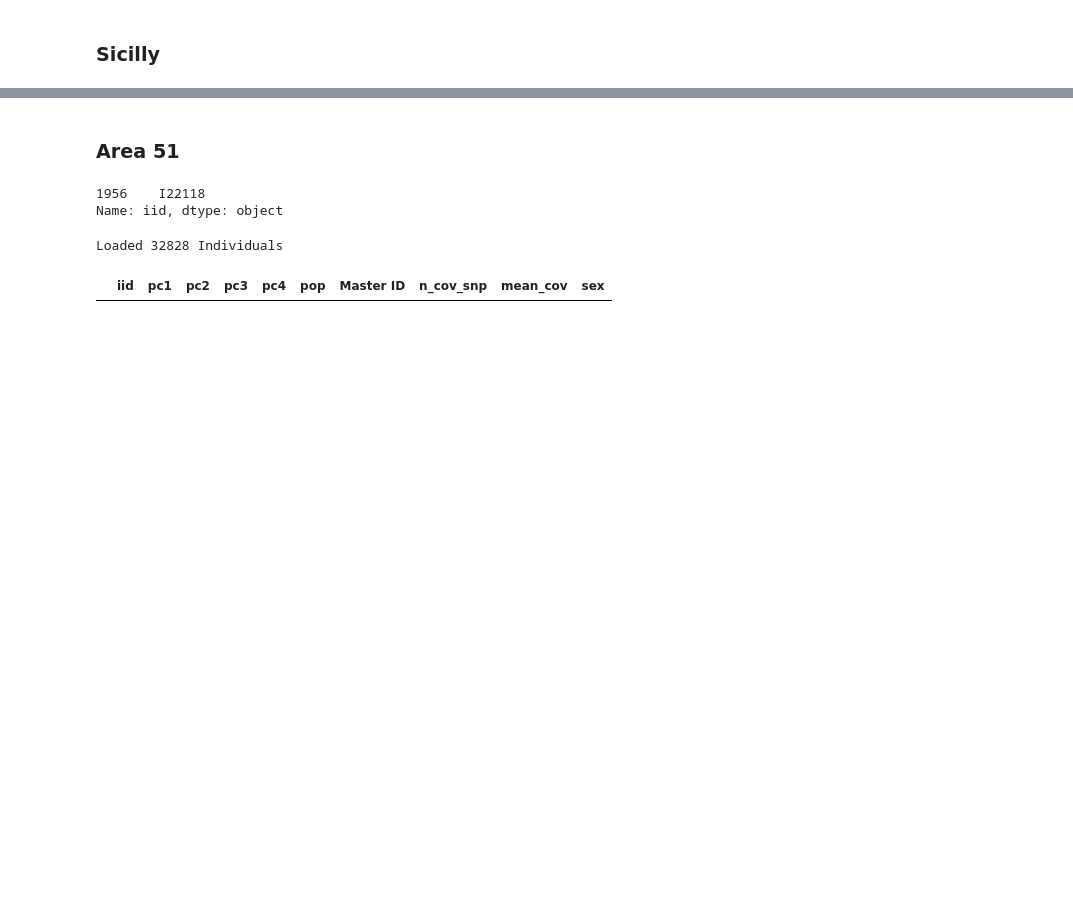
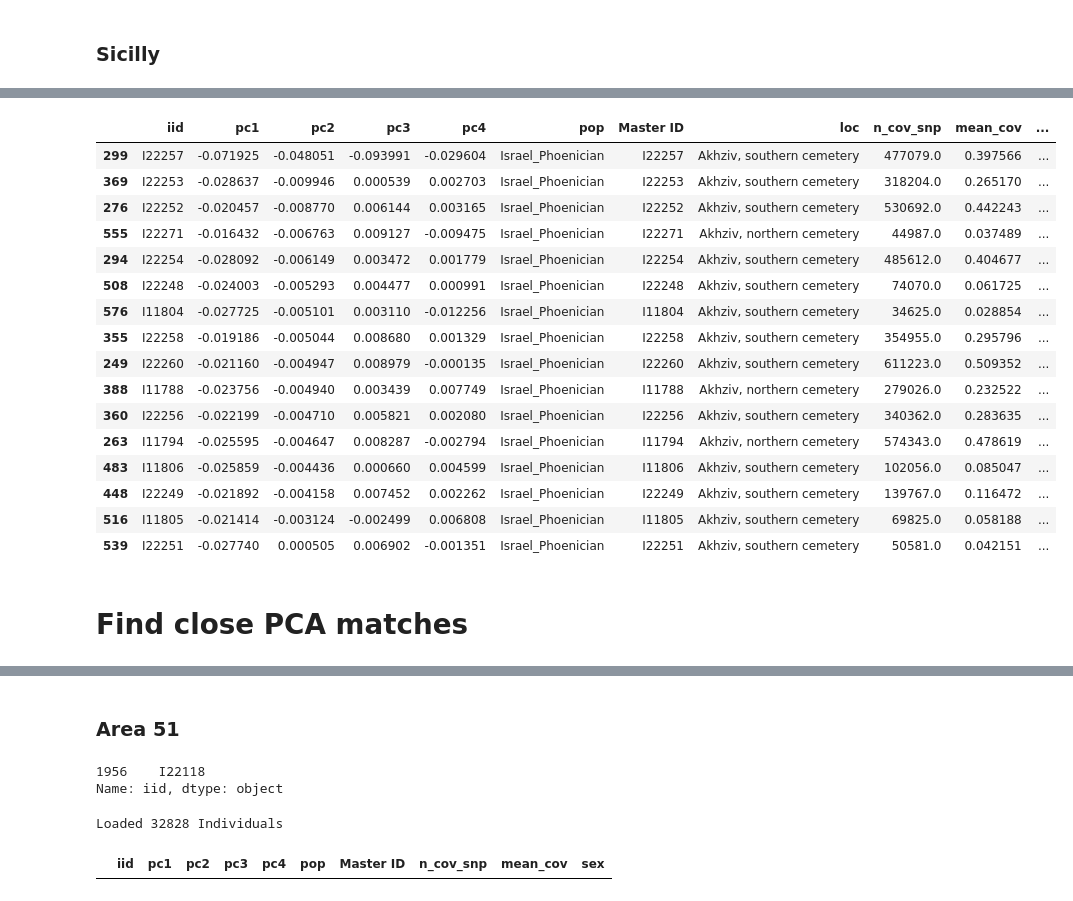
Before and after one commit to hringbauer/punic_aDNA, a Jupyter notebook: notebooks/pca/plot_pca.ipynb, the cells around one changed output, grey strips where cells are left out. Drawn from its saved outputs; the diff is of its cells as text; code cells hidden in the pictures; blank space fills up the shorter version.

```diff
--- a/notebooks/pca/plot_pca.ipynb
+++ b/notebooks/pca/plot_pca.ipynb
@@ -271,0 +343,22 @@ Saved to: ./figures/pca/pca_sicilly_punic.pdf
+# %%
+df_isp.sort_values(by="pc2")
+# %% [output]
+|  | iid | pc1 | pc2 | pc3 | pc4 | pop | Master ID | loc | n_cov_snp | mean_cov | ... |
+| 299 | I22257 | -0.071925 | -0.048051 | -0.093991 | -0.029604 | Israel_Phoenician | I22257 | Akhziv, southern cemetery | 477079.0 | 0.397566 | ... |
+| 369 | I22253 | -0.028637 | -0.009946 | 0.000539 | 0.002703 | Israel_Phoenician | I22253 | Akhziv, southern cemetery | 318204.0 | 0.265170 | ... |
+| 276 | I22252 | -0.020457 | -0.008770 | 0.006144 | 0.003165 | Israel_Phoenician | I22252 | Akhziv, southern cemetery | 530692.0 | 0.442243 | ... |
+| 555 | I22271 | -0.016432 | -0.006763 | 0.009127 | -0.009475 | Israel_Phoenician | I22271 | Akhziv, northern cemetery | 44987.0 | 0.037489 | ... |
+| 294 | I22254 | -0.028092 | -0.006149 | 0.003472 | 0.001779 | Israel_Phoenician | I22254 | Akhziv, southern cemetery | 485612.0 | 0.404677 | ... |
+| 508 | I22248 | -0.024003 | -0.005293 | 0.004477 | 0.000991 | Israel_Phoenician | I22248 | Akhziv, southern cemetery | 74070.0 | 0.061725 | ... |
+| 576 | I11804 | -0.027725 | -0.005101 | 0.003110 | -0.012256 | Israel_Phoenician | I11804 | Akhziv, southern cemetery | 34625.0 | 0.028854 | ... |
+| 355 | I22258 | -0.019186 | -0.005044 | 0.008680 | 0.001329 | Israel_Phoenician | I22258 | Akhziv, southern cemetery | 354955.0 | 0.295796 | ... |
+| 249 | I22260 | -0.021160 | -0.004947 | 0.008979 | -0.000135 | Israel_Phoenician | I22260 | Akhziv, southern cemetery | 611223.0 | 0.509352 | ... |
+| 388 | I11788 | -0.023756 | -0.004940 | 0.003439 | 0.007749 | Israel_Phoenician | I11788 | Akhziv, northern cemetery | 279026.0 | 0.232522 | ... |
+| 360 | I22256 | -0.022199 | -0.004710 | 0.005821 | 0.002080 | Israel_Phoenician | I22256 | Akhziv, southern cemetery | 340362.0 | 0.283635 | ... |
+| 263 | I11794 | -0.025595 | -0.004647 | 0.008287 | -0.002794 | Israel_Phoenician | I11794 | Akhziv, northern cemetery | 574343.0 | 0.478619 | ... |
+| 483 | I11806 | -0.025859 | -0.004436 | 0.000660 | 0.004599 | Israel_Phoenician | I11806 | Akhziv, southern cemetery | 102056.0 | 0.085047 | ... |
+| 448 | I22249 | -0.021892 | -0.004158 | 0.007452 | 0.002262 | Israel_Phoenician | I22249 | Akhziv, southern cemetery | 139767.0 | 0.116472 | ... |
+| 516 | I11805 | -0.021414 | -0.003124 | -0.002499 | 0.006808 | Israel_Phoenician | I11805 | Akhziv, southern cemetery | 69825.0 | 0.058188 | ... |
+| 539 | I22251 | -0.027740 | 0.000505 | 0.006902 | -0.001351 | Israel_Phoenician | I22251 | Akhziv, southern cemetery | 50581.0 | 0.042151 | ... |
+# %% [markdown]
+# Find close PCA matches
```
Also changed, not shown: parts of 18 cells of this notebook, 11 other files.
